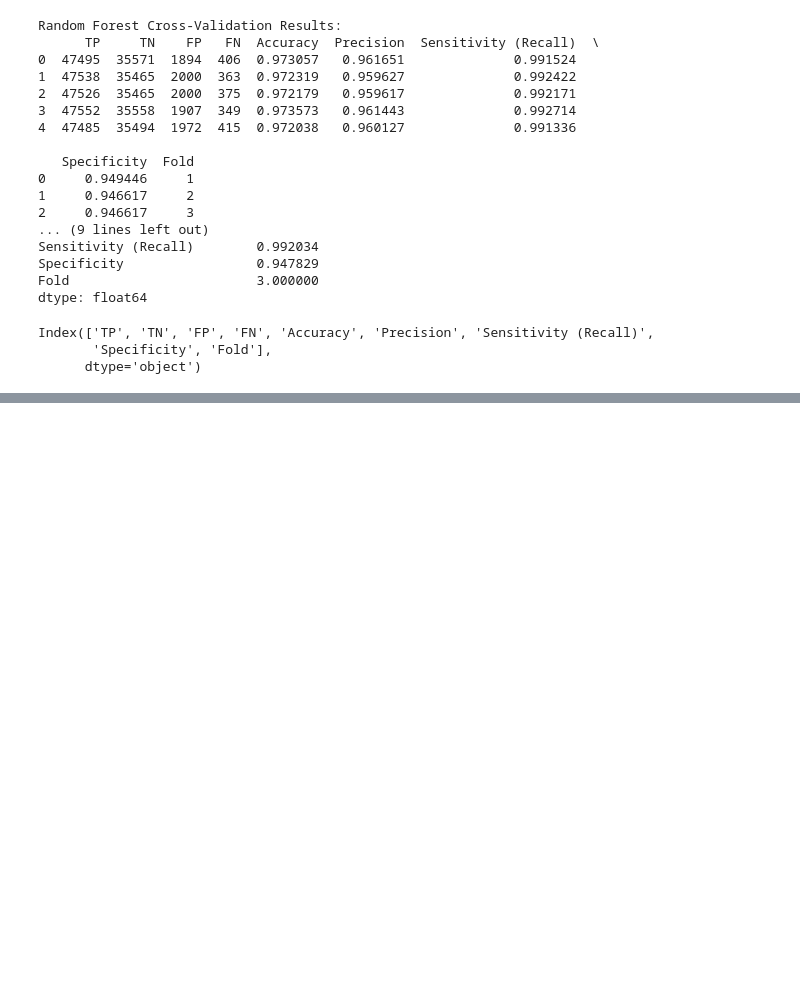
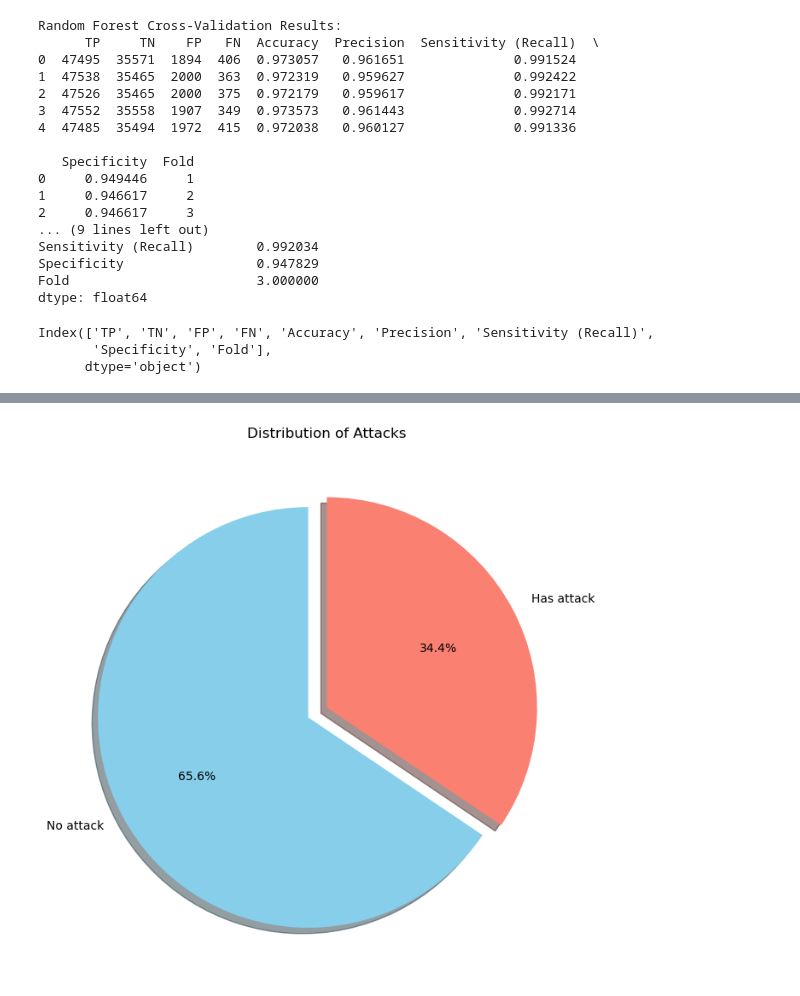
Before and after one commit to B-Kosev/iot-security-network-attacks-analysis, a Jupyter notebook: iot_project.ipynb, the cells around one changed output, grey strips where cells are left out. Saved outputs shown, nothing was run; the diff lists cells and outputs as text; code cells hidden in the pictures; blank space fills up the shorter version.

```diff
--- a/iot_project.ipynb
+++ b/iot_project.ipynb
@@ -614,5 +607,5 @@ plt.show()
 # %%
-# TOSHKO
+# Todor analysis
 df = df.dropna()
 
 filtered_df = df[(df['type'] == 3) | (df['type'] == 5)]
@@ -621,78 +614,21 @@ filtered_df = df[(df['type'] == 3) | (df['type'] == 5)]
 X = filtered_df.drop(columns=['label', 'type'])  # Drop non-feature columns
 y = filtered_df['label']  # Target variable is 'label'
 
-# Standardize the features
-scaler = StandardScaler()
-X_scaled = scaler.fit_transform(X)
+# Get the value counts for the 'label' column
+type_counts = y.value_counts()
 
-# Initialize StratifiedKFold with 5 splits
-kf = StratifiedKFold(n_splits=5, shuffle=True, random_state=50)
+# Plot a pie chart
+plt.figure(figsize=(8, 8))
+type_counts.plot.pie(
+    autopct='%1.1f%%',  # Show percentages
+    labels=['No attack', 'Has attack'],  # Custom labels
+    startangle=90,  # Rotate the pie chart for better visual
+    colors=['skyblue', 'salmon'],  # Custom colors
+    explode=[0.1, 0],  # Slightly highlight the first segment
+    shadow=True  # Add shadow for aesthetics
+)
 
-# Initialize lists to store metrics
-precision_list = []
-accuracy_list = []
-sensitivity_list = []
-tp_list, tn_list, fp_list, fn_list = [], [], [], []
-
-# Perform cross-validation
-for run_index, (train_idx, test_idx) in enumerate(kf.split(X_scaled, y), start=1):  # Use enumerate to track the run index
-    # Split the data into training and testing sets for this fold
-    X_train, X_test = X_scaled[train_idx], X_scaled[test_idx]
-    y_train, y_test = y.iloc[train_idx], y.iloc[test_idx]
-
-    # Initialize and train Logistic Regression model
-    model = LogisticRegression(max_iter=1000, solver='liblinear', random_state=50)
-    model.fit(X_train, y_train)
-
-    # Predict on the test set
-    y_pred = model.predict(X_test)
-
-    # Compute confusion matrix
-    tn, fp, fn, tp = confusion_matrix(y_test, y_pred).ravel()
-
-    # Append confusion matrix components
-    tp_list.append(tp)
-    tn_list.append(tn)
-    fp_list.append(fp)
-    fn_list.append(fn)
-
-    # Calculate metrics
-    precision = precision_score(y_test, y_pred, zero_division=0)
-    accuracy = accuracy_score(y_test, y_pred)
-    sensitivity = recall_score(y_test, y_pred)  # Sensitivity = Recall
-
-    # Append metrics to lists
-    precision_list.append(precision)
-    accuracy_list.append(accuracy)
-    sensitivity_list.append(sensitivity)
-
-    # Print results for the current run
-    print(f"=== RUN NUMBER {run_index} ===")  # Display the current run index
-    print(f"True Positives (TP): {tp}")
-    print(f"True Negatives (TN): {tn}")
-    print(f"False Positives (FP): {fp}")
-    print(f"False Negatives (FN): {fn}")
-    print(f"Precision: {precision:.2f}")
-    print(f"Accuracy: {accuracy:.2f}")
-    print(f"Sensitivity (Recall): {sensitivity:.2f}")
-    print()
-
-
-# Calculate average metrics
-avg_precision = sum(precision_list) / len(precision_list)
-avg_accuracy = sum(accuracy_list) / len(accuracy_list)
-avg_sensitivity = sum(sensitivity_list) / len(sensitivity_list)
-avg_tp = sum(tp_list) / len(tp_list)
-avg_tn = sum(tn_list) / len(tn_list)
-avg_fp = sum(fp_list) / len(fp_list)
-avg_fn = sum(fn_list) / len(fn_list)
-
-print("=== Cross-Validation Results (5-Fold) ===")
-print(f"Average True Positives (TP): {avg_tp:.2f}")
-print(f"Average True Negatives (TN): {avg_tn:.2f}")
-print(f"Average False Positives (FP): {avg_fp:.2f}")
-print(f"Average False Negatives (FN): {avg_fn:.2f}")
-print(f"Average Precision: {avg_precision:.2f}")
-print(f"Average Accuracy: {avg_accuracy:.2f}")
-print(f"Average Sensitivity (Recall): {avg_sensitivity:.2f}")
+plt.title('Distribution of Attacks')
+plt.ylabel('')
+plt.show()
 # %% [output]
@@ -715,0 +635 @@ Average Sensitivity (Recall): 0.94
+[figure, added]
```
Also changed, not shown: parts of 23 cells of this notebook.
